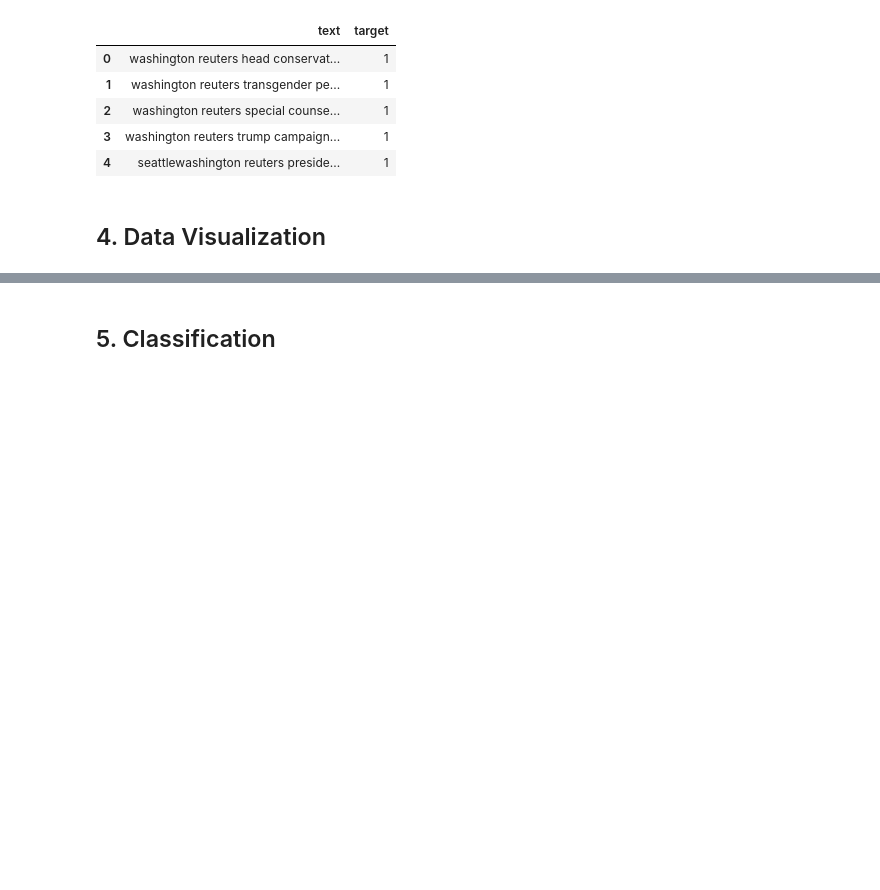
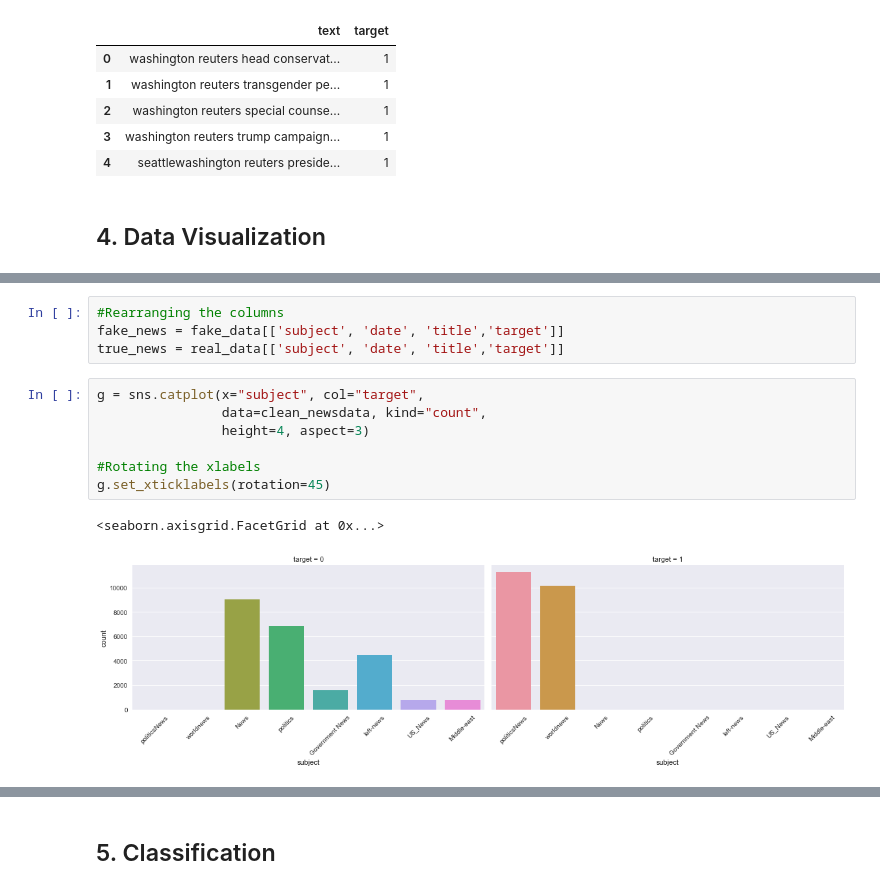
Before and after one commit to minhui-ma/Fake-news-and-real-news-classification, a Jupyter notebook: Fake_news_real_news.ipynb, the cells around one changed output, grey strips where cells are left out. Drawn from its saved outputs; the diff is of its cells as text; blank space fills up the shorter version.

```diff
--- a/Fake_news_real_news.ipynb
+++ b/Fake_news_real_news.ipynb
@@ -210,0 +302,14 @@ data.head()
+# %%
+#Rearranging the columns
+fake_news = fake_data[['subject', 'date', 'title','target']]
+true_news = real_data[['subject', 'date', 'title','target']]
+# %%
+g = sns.catplot(x="subject", col="target",
+                data=clean_newsdata, kind="count",
+                height=4, aspect=3)
+
+#Rotating the xlabels
+g.set_xticklabels(rotation=45)
+# %% [output]
+<seaborn.axisgrid.FacetGrid at 0x...>
+[figure, added]
```
Also changed, not shown: parts of 19 cells of this notebook.
